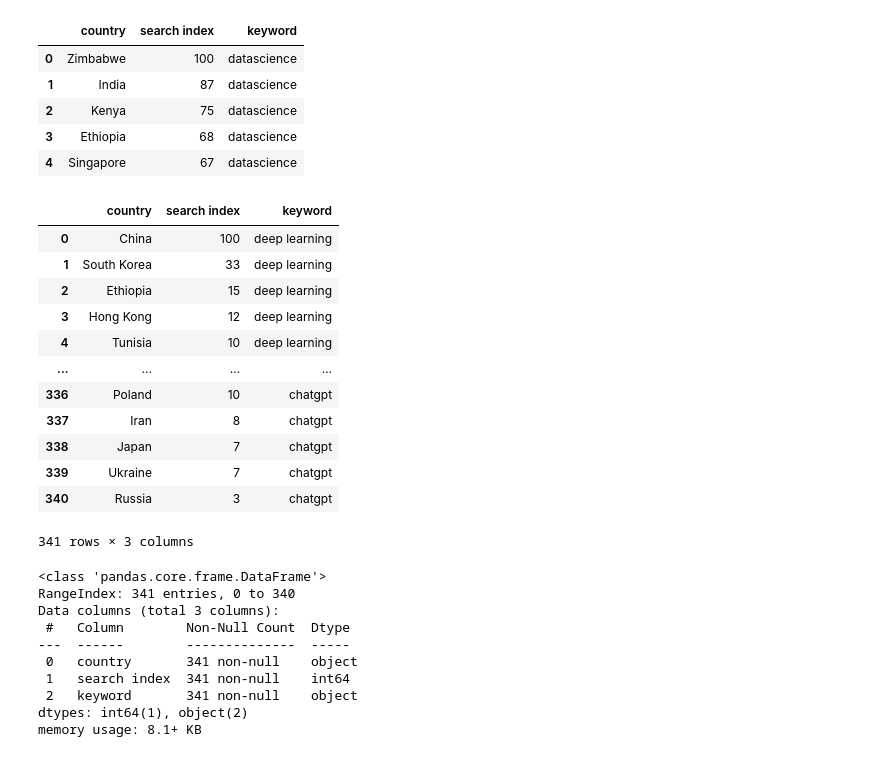
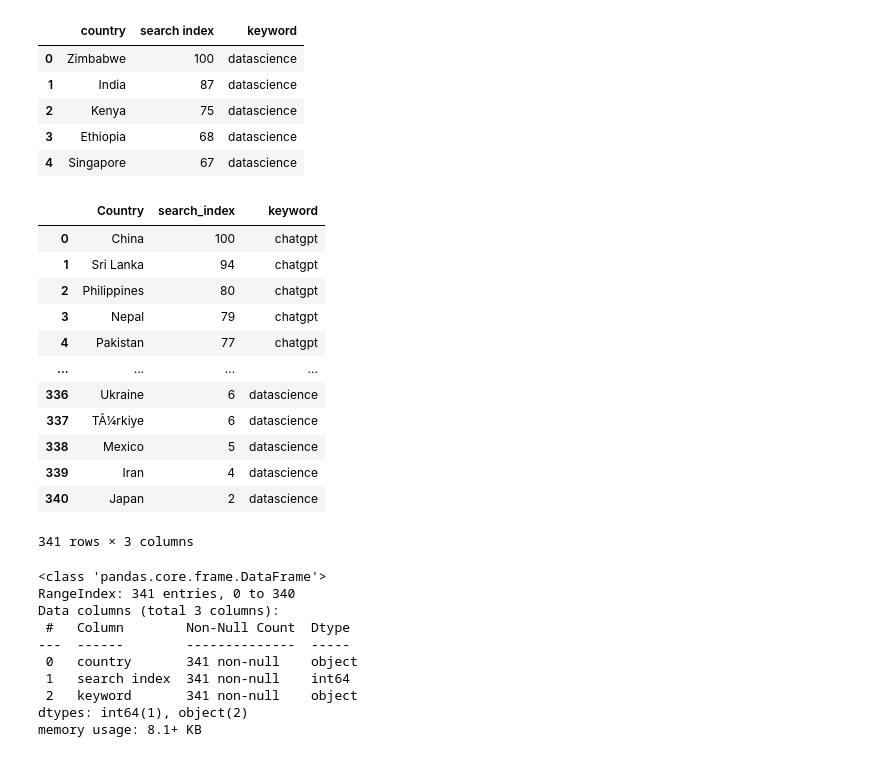
Before and after one commit to vijayagi/data-science-project-, a Jupyter notebook: projrct1.ipynb, the cells around one changed output. Saved outputs shown, nothing was run; the diff lists cells and outputs as text; code cells hidden in the pictures.

```diff
--- a/projrct1.ipynb
+++ b/projrct1.ipynb
@@ -59,21 +59,21 @@ df4.head()
 | 3 | Ethiopia | 68 | datascience |
 | 4 | Singapore | 67 | datascience |
 # %%
-df_final=pd.concat([df,df4,df2,df3,df1],ignore_index=True)
+df_final=pd.read_excel(r"D:\data science 2025\git_repository\data-science-project-\data_total.xlsx",sheet_name="data")
 df_final
 # %% [output]
-|  | country | search index | keyword |
-| 0 | China | 100 | deep learning |
-| 1 | South Korea | 33 | deep learning |
-| 2 | Ethiopia | 15 | deep learning |
-| 3 | Hong Kong | 12 | deep learning |
-| 4 | Tunisia | 10 | deep learning |
+|  | Country | search_index | keyword |
+| 0 | China | 100 | chatgpt |
+| 1 | Sri Lanka | 94 | chatgpt |
+| 2 | Philippines | 80 | chatgpt |
+| 3 | Nepal | 79 | chatgpt |
+| 4 | Pakistan | 77 | chatgpt |
 | ... | ... | ... | ... |
-| 336 | Poland | 10 | chatgpt |
-| 337 | Iran | 8 | chatgpt |
-| 338 | Japan | 7 | chatgpt |
-| 339 | Ukraine | 7 | chatgpt |
-| 340 | Russia | 3 | chatgpt |
+| 336 | Ukraine | 6 | datascience |
+| 337 | TÃ¼rkiye | 6 | datascience |
+| 338 | Mexico | 5 | datascience |
+| 339 | Iran | 4 | datascience |
+| 340 | Japan | 2 | datascience |
 341 rows × 3 columns
 # %%
 df_final.info()
```
Also changed, not shown: parts of 2 cells of this notebook, 1 other file.
